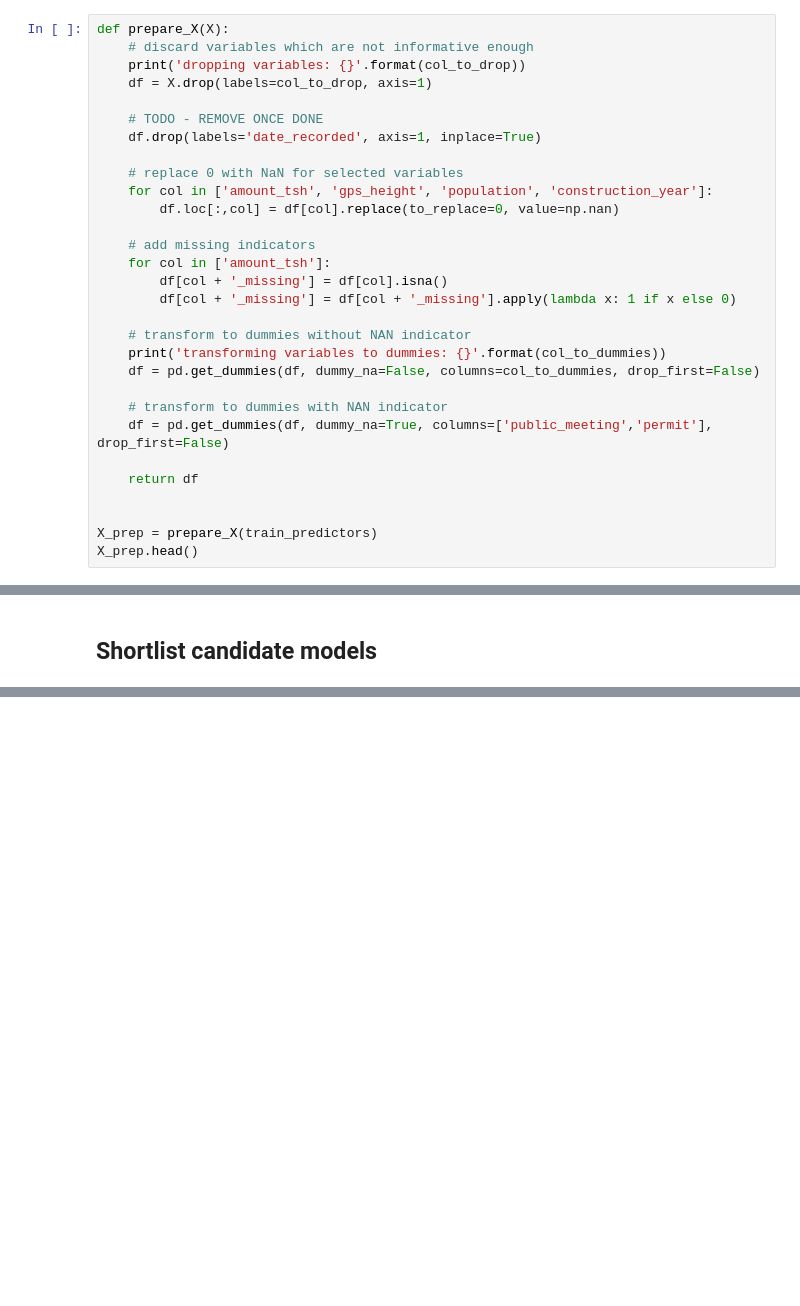
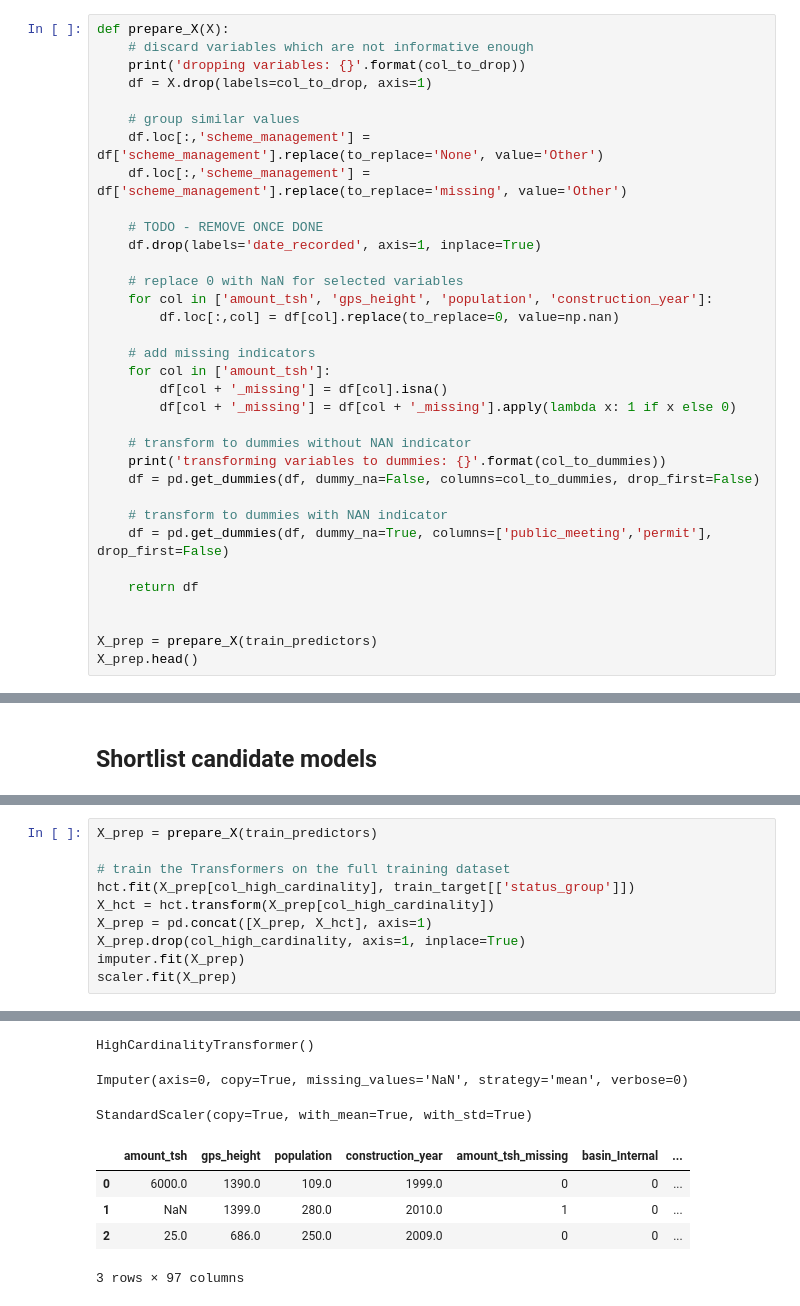
Before and after one commit to cedric-bertrand/DS-py, a Jupyter notebook: taarifa-wp/water_pumps.ipynb, the cells around one changed output, grey strips where cells are left out. Saved outputs shown, nothing was run; the diff lists cells and outputs as text; blank space fills up the shorter version.

```diff
--- a/taarifa-wp/water_pumps.ipynb
+++ b/taarifa-wp/water_pumps.ipynb
@@ -638,6 +638,10 @@ def prepare_X(X):
     # discard variables which are not informative enough
     print('dropping variables: {}'.format(col_to_drop))
     df = X.drop(labels=col_to_drop, axis=1)
+
+    # group similar values
+    df.loc[:,'scheme_management'] = df['scheme_management'].replace(to_replace='None', value='Other')
+    df.loc[:,'scheme_management'] = df['scheme_management'].replace(to_replace='missing', value='Other')
 
     # TODO - REMOVE ONCE DONE
     df.drop(labels='date_recorded', axis=1, inplace=True)
@@ -724,0 +731,11 @@ clf = DecisionTreeClassifier(random_state=0)
+# %%
+X_prep = prepare_X(train_predictors)
+
+# train the Transformers on the full training dataset
+hct.fit(X_prep[col_high_cardinality], train_target[['status_group']])
+X_hct = hct.transform(X_prep[col_high_cardinality])
+X_prep = pd.concat([X_prep, X_hct], axis=1)
+X_prep.drop(col_high_cardinality, axis=1, inplace=True)
+imputer.fit(X_prep)
+scaler.fit(X_prep)
+# %% [output]
@@ -724,0 +744,8 @@ clf = DecisionTreeClassifier(random_state=0)
+HighCardinalityTransformer()
+Imputer(axis=0, copy=True, missing_values='NaN', strategy='mean', verbose=0)
+StandardScaler(copy=True, with_mean=True, with_std=True)
+|  | amount_tsh | gps_height | population | construction_year | amount_tsh_missing | basin_Internal | ... |
+| 0 | 6000.0 | 1390.0 | 109.0 | 1999.0 | 0 | 0 | ... |
+| 1 | NaN | 1399.0 | 280.0 | 2010.0 | 1 | 0 | ... |
+| 2 | 25.0 | 686.0 | 250.0 | 2009.0 | 0 | 0 | ... |
+3 rows × 97 columns
```
Also changed, not shown: parts of 39 cells of this notebook.
